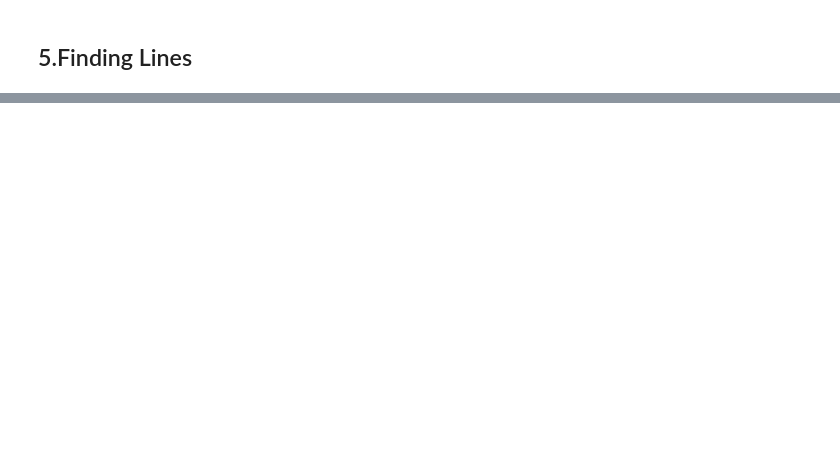
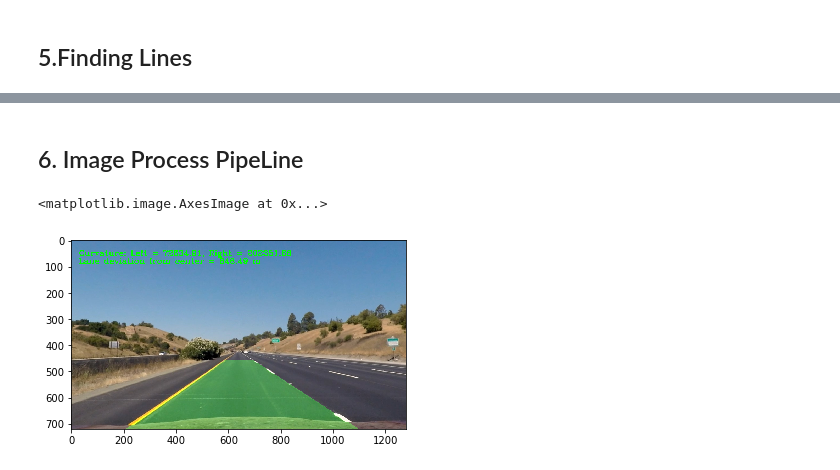
Before and after one commit to alongqiyue/CarND-Advanced-Lane-Lines, a Jupyter notebook: Advanced_Lane_Detection.ipynb, the cells around one changed output, grey strips where cells are left out. Cells and saved outputs as stored; diff of their text form; code cells hidden in the pictures; blank space fills up the shorter version.

```diff
--- a/Advanced_Lane_Detection.ipynb
+++ b/Advanced_Lane_Detection.ipynb
@@ -149,0 +303,60 @@ def
+# %% [markdown]
+## 6. Image Process PipeLine
+# %%
+def draw_lanes_on_image(binary_warped, undistorted_img, Minv, left_fitx, right_fitx, ploty, left_radius, right_radius, lane_deviation):
+    """
+    Draw the found lane lines onto a binary warped image, then unwarp
+    and overlay on the original image.
+
+    binary_warped
+    Minv
+    left_fitx
+    right_fitx
+    ploty
+    """
+
+    # Create a blank image to draw the lines on
+    warp_zero = np.zeros_like(binary_warped).astype(np.uint8)
+    color_warp = np.dstack((warp_zero, warp_zero, warp_zero))
+
+    # Recast the x and y points into usable format for cv2.fillPoly()
+    pts_left = np.array([np.transpose(np.vstack([left_fitx, ploty]))])
+    pts_right = np.array([np.flipud(np.transpose(np.vstack([right_fitx, ploty])))])
+    pts = np.hstack((pts_left, pts_right))
+
+    # Draw the lane onto the warped blank image
+    cv2.fillPoly(color_warp, np.int_([pts]), (0, 255, 0))
+
+    # Warp the blank back to original image space using inverse perspective matrix (Minv)
+    newwarp = cv2.warpPerspective(color_warp, Minv, (undistorted_img.shape[1], undistorted_img.shape[0]))
+
+    # Combine the result with the original image
+    result = cv2.addWeighted(undistorted_img, 1, newwarp, 0.3, 0)
+
+    curvature_text = "Curvature: Left = " + str(np.round(left_radius, 2)) + ", Right = " + str(np.round(right_radius, 2))
+    font = cv2.FONT_HERSHEY_COMPLEX
+    cv2.putText(result, curvature_text, (30, 60), font, 1, (0,255,0), 2)
+    deviation_text = "Lane deviation from center = {:.2f} m".format(lane_deviation)
+    font = cv2.FONT_HERSHEY_COMPLEX
+    cv2.putText(result, deviation_text, (30, 90), font, 1, (0,255,0), 2)
+
+    return result
+
+def process_image(image,mtx,dist,M,Minv):
+    undistorted_img = undistort(image,mtx,dist)
+    _, combined_binary = threshold_binary(undistorted_img)
+    binary_warped = cv2.warpPerspective(combined_binary,M,(combined_binary.shape[1],combined_binary.shape[0]),flags=cv2.INTER_LINEAR)
+
+    left_fitx,right_fitx,ploty,left_rad,right_rad,lane_deviation = find_lines(binary_warped)
+    out_img = draw_lanes_on_image(binary_warped,undistorted_img,Minv,left_fitx,right_fitx,ploty,left_rad,right_rad,lane_deviation)
+    return out_img
+
+img = cv2.imread("test_images/straight_lines1.jpg")
+img = cv2.cvtColor(img, cv2.COLOR_BGR2RGB)
+
+out_img = process_image(img,mtx,dist,M,Minv)
+
+plt.imshow(out_img)
+# %% [output]
+<matplotlib.image.AxesImage at 0x...>
+[figure, added]
```
Also changed, not shown: parts of 7 cells of this notebook, 1 other file.
